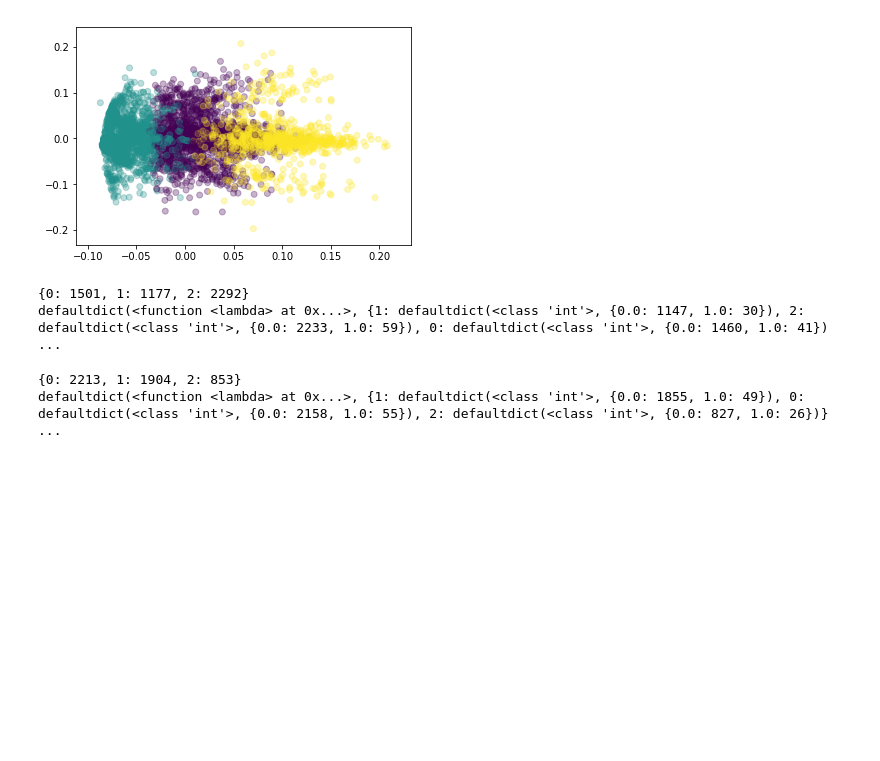
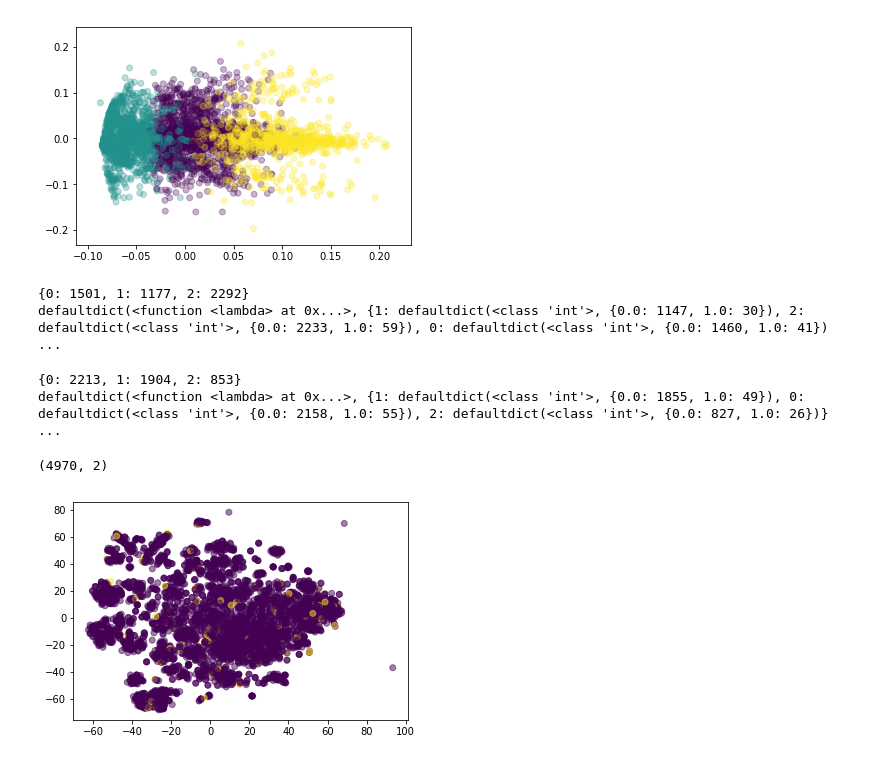
Before and after one commit to NYU-CDS-Capstone-Project/Obesity_Prediction, a Jupyter notebook: src/Test_HClustering.ipynb, the cells around one changed output. Saved outputs shown, nothing was run; the diff lists cells and outputs as text; code cells hidden in the pictures; blank space fills up the shorter version.

Commit message:
add tsne

```diff
--- a/src/Test_HClustering.ipynb
+++ b/src/Test_HClustering.ipynb
@@ -173,3 +173,17 @@ print (kmeans_content_check)
 # %% [output]
 {0: 2213, 1: 1904, 2: 853}
 defaultdict(<function <lambda> at 0x...>, {1: defaultdict(<class 'int'>, {0.0: 1855, 1.0: 49}), 0: defaultdict(<class 'int'>, {0.0: 2158, 1.0: 55}), 2: defaultdict(<class 'int'>, {0.0: 827, 1.0: 26})} ...
+# %%
+# Try T_SNE
+from sklearn.manifold import TSNE
+
+Embedded_X_Gnorm = TSNE(n_components = 2).fit_transform(X_Gnorm)
+print (Embedded_X_Gnorm.shape)
+# %% [output]
+(4970, 2)
+# %%
+fig_TSNE1 = plt.figure()
+plt.scatter(Embedded_X_Gnorm[:, 0], Embedded_X_Gnorm[:, 1], c = y_total, alpha = 0.5)
+plt.show()
+# %% [output]
+[figure, added]
```
Also changed, not shown: parts of 2 cells of this notebook.
